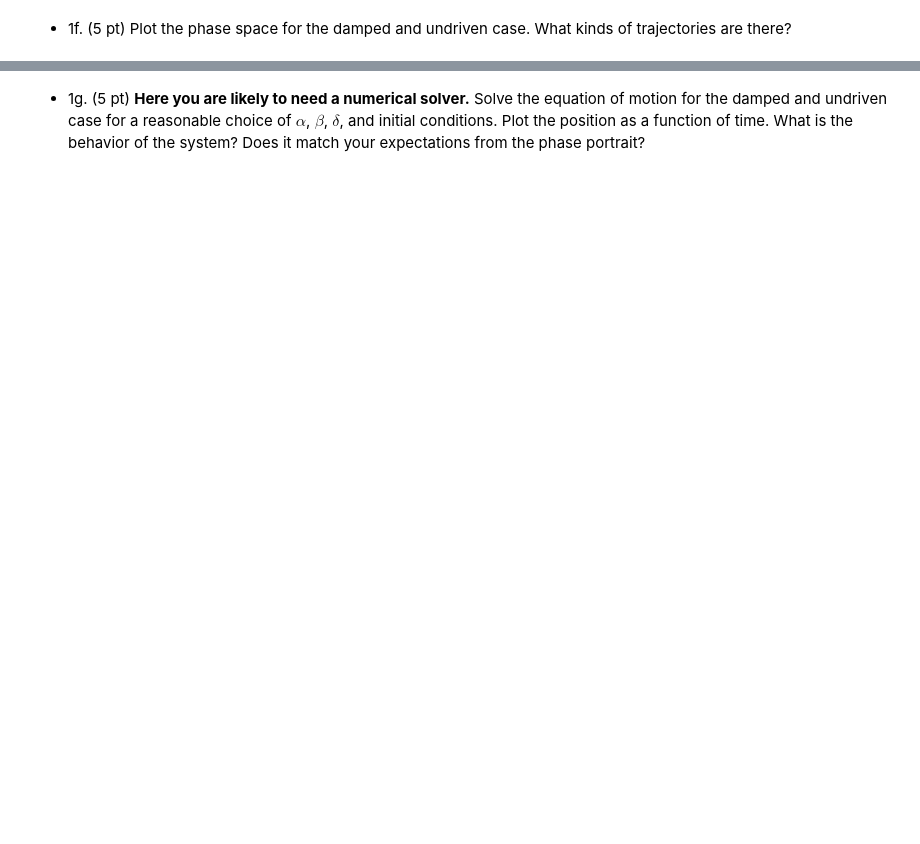
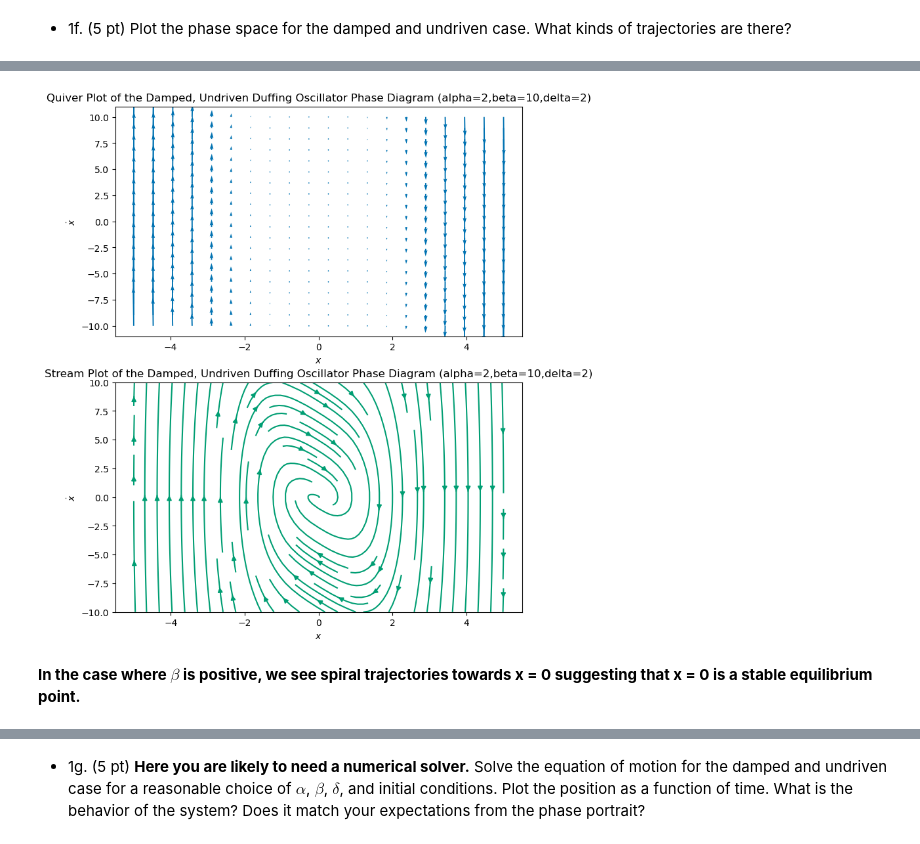
Before and after one commit to BruhddyTheThird/ProfCPisGoatedLib, a Jupyter notebook: Midterm 2 Files/Ex 1.ipynb, the cells around one changed output, grey strips where cells are left out. Cells and saved outputs as stored; diff of their text form; code cells hidden in the pictures; blank space fills up the shorter version.

```diff
--- a/Midterm 2 Files/Ex 1.ipynb
+++ b/Midterm 2 Files/Ex 1.ipynb
@@ -237,0 +267,41 @@ plt.show()
+# %%
+beta7 = 10
+
+def DO_damped_undriven2(X,V):
+
+    dX = V
+    dV = -alpha6 * X - beta7 * X**3 - delta6 * V
+
+    return dX, dV
+
+def generate_phase_space_d_ud2(x_lim, v_lim, grid_size):   #d_ud stands for damped, undriven
+
+    x = np.linspace(x_lim[0], x_lim[1], grid_size)
+    v = np.linspace(v_lim[0], v_lim[1], grid_size)
+
+    X7, V7 = np.meshgrid(x, v)
+
+    dX7, dV7 = DO_damped_undriven2(X7, V7)
+
+    return X7, V7, dX7, dV7
+
+x_lim = (-5, 5)
+v_lim = (-10, 10)
+grid_size = 20
+X7, V7, dX7, dV7 = generate_phase_space_d_ud2(x_lim, v_lim, grid_size)
+# %%
+fig, axs = plt.subplots(2, 1, figsize=(8, 10))  # Two rows, one column
+
+axs[0].quiver(X7, V7, dX7, dV7, color='C0')
+axs[0].set_title('Quiver Plot of the Damped, Undriven Duffing Oscillator Phase Diagram (alpha=2,beta=10,delta=2)')
+axs[0].set_xlabel(r'$x$')
+axs[0].set_ylabel(r'$\dot{x}$')
+
+axs[1].streamplot(X7, V7, dX7, dV7, color='C1')
+axs[1].set_title('Stream Plot of the Damped, Undriven Duffing Oscillator Phase Diagram (alpha=2,beta=10,delta=2)')
+axs[1].set_xlabel(r'$x$')
+axs[1].set_ylabel(r'$\dot{x}$');
+# %% [output]
+[figure, added]
+# %% [markdown]
+**In the case where $\beta$ is positive, we see spiral trajectories towards x = 0 suggesting that x = 0 is a stable equilibrium point.**
```
Also changed, not shown: parts of 19 cells of this notebook.
